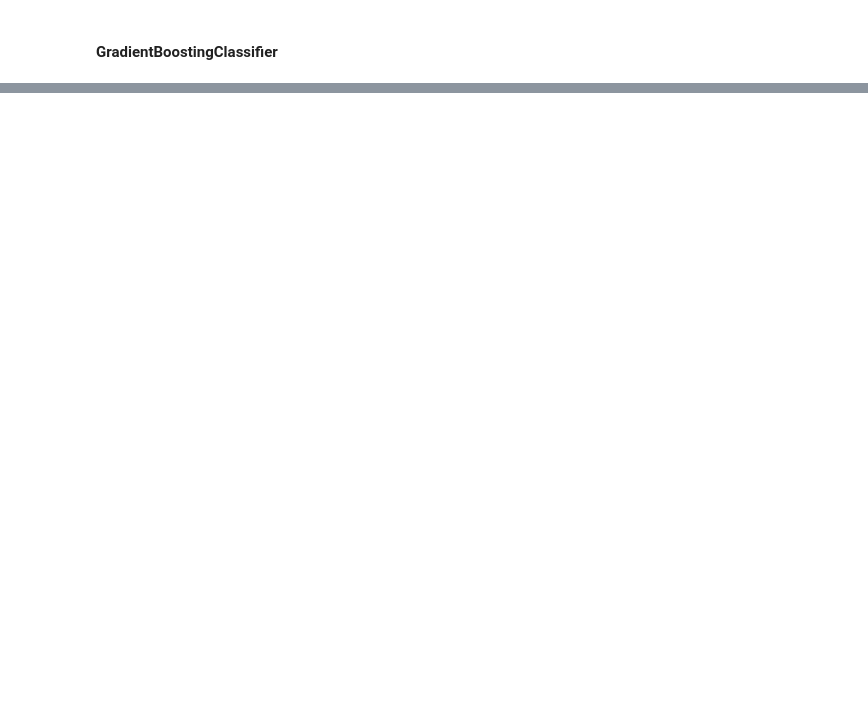
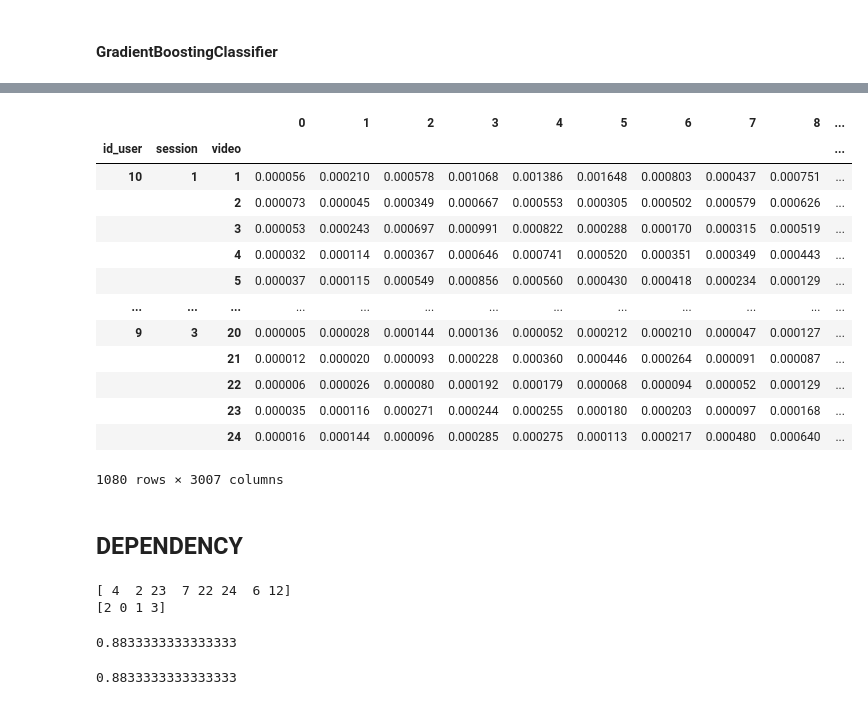
Before and after one commit to Sant0S22/eeg_emotion_recognition, a Jupyter notebook: Modelli.ipynb, the cells around one changed output, grey strips where cells are left out. Drawn from its saved outputs; the diff is of its cells as text; code cells hidden in the pictures; blank space fills up the shorter version.

```diff
--- a/Modelli.ipynb
+++ b/Modelli.ipynb
@@ -173,0 +123,28 @@ clf.score(X_testSB, y_testSB)
+# %%
+df = pd.read_csv("dataset_eeg_psds.csv")
+df.drop(['Unnamed: 0'],axis=1, inplace=True)
+df = df.set_index(['id_user','session','video'])
+# %%
+df
+# %% [output]
+|  |  |  | 0 | 1 | 2 | 3 | 4 | 5 | 6 | 7 | 8 | ... |
+| id_user | session | video |  |  |  |  |  |  |  |  |  | ... |
+| 10 | 1 | 1 | 0.000056 | 0.000210 | 0.000578 | 0.001068 | 0.001386 | 0.001648 | 0.000803 | 0.000437 | 0.000751 | ... |
+|  |  | 2 | 0.000073 | 0.000045 | 0.000349 | 0.000667 | 0.000553 | 0.000305 | 0.000502 | 0.000579 | 0.000626 | ... |
+|  |  | 3 | 0.000053 | 0.000243 | 0.000697 | 0.000991 | 0.000822 | 0.000288 | 0.000170 | 0.000315 | 0.000519 | ... |
+|  |  | 4 | 0.000032 | 0.000114 | 0.000367 | 0.000646 | 0.000741 | 0.000520 | 0.000351 | 0.000349 | 0.000443 | ... |
+|  |  | 5 | 0.000037 | 0.000115 | 0.000549 | 0.000856 | 0.000560 | 0.000430 | 0.000418 | 0.000234 | 0.000129 | ... |
+| ... | ... | ... | ... | ... | ... | ... | ... | ... | ... | ... | ... | ... |
+| 9 | 3 | 20 | 0.000005 | 0.000028 | 0.000144 | 0.000136 | 0.000052 | 0.000212 | 0.000210 | 0.000047 | 0.000127 | ... |
+|  |  | 21 | 0.000012 | 0.000020 | 0.000093 | 0.000228 | 0.000360 | 0.000446 | 0.000264 | 0.000091 | 0.000087 | ... |
+|  |  | 22 | 0.000006 | 0.000026 | 0.000080 | 0.000192 | 0.000179 | 0.000068 | 0.000094 | 0.000052 | 0.000129 | ... |
+|  |  | 23 | 0.000035 | 0.000116 | 0.000271 | 0.000244 | 0.000255 | 0.000180 | 0.000203 | 0.000097 | 0.000168 | ... |
+|  |  | 24 | 0.000016 | 0.000144 | 0.000096 | 0.000285 | 0.000275 | 0.000113 | 0.000217 | 0.000480 | 0.000640 | ... |
+1080 rows × 3007 columns
+# %% [markdown]
+## DEPENDENCY
+# %%
+X_trainSD,y_trainSD,X_testSD,y_testSD = split_sub_dep(df)
+# %% [output]
+[ 4  2 23  7 22 24  6 12]
+[2 0 1 3]
@@ -173,0 +153,8 @@ clf.score(X_testSB, y_testSB)
+# %%
+clfSD.score(X_trainSD, y_trainSD)
+# %% [output]
+0.8833333333333333
+# %%
+clfSD.score(X_testSD, y_testSD)
+# %% [output]
+0.8833333333333333
```
Also changed, not shown: parts of 79 cells of this notebook, 2 other files.
